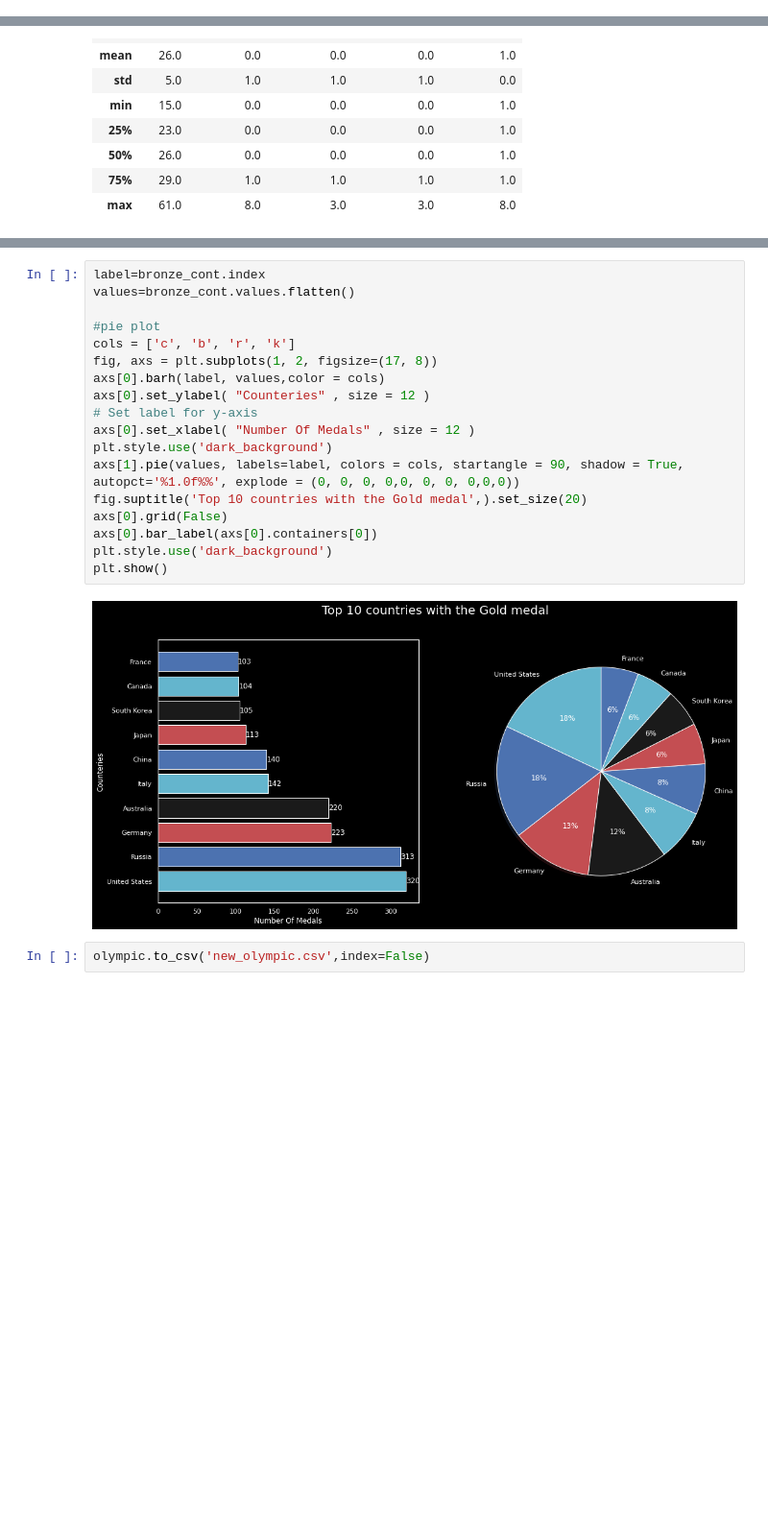
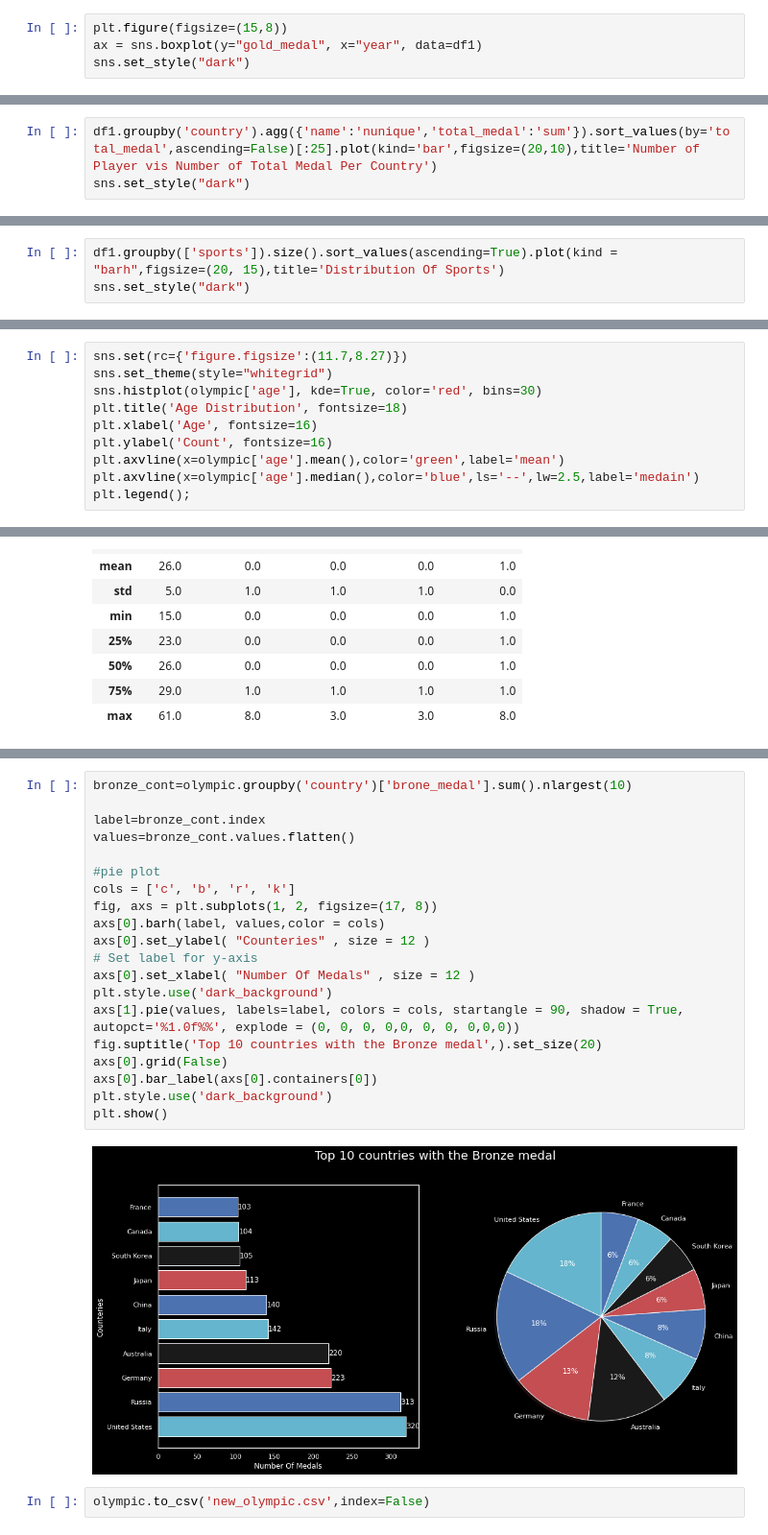
Before and after one commit to goswamimohit/Capstone, a Jupyter notebook: olympic-capstone.ipynb, the cells around one changed output, grey strips where cells are left out. Shown: that part at 96% size. Cells and saved outputs as stored; diff of their text form; blank space fills up the shorter version.

Commit message:
Kaggle Notebook | olympic_capstone_1 | Version 11

```diff
--- a/olympic-capstone.ipynb
+++ b/olympic-capstone.ipynb
@@ -317,0 +317,4 @@ ax = sns.histplot(x=olympic['age'],kde=True,color="y",stat='percent',bins=5)#his
+# %%
+plt.figure(figsize=(15,8))
+ax = sns.boxplot(y="gold_medal", x="year", data=df1)
+sns.set_style("dark")
@@ -317,0 +323,3 @@ ax = sns.histplot(x=olympic['age'],kde=True,color="y",stat='percent',bins=5)#his
+# %%
+df1.groupby('country').agg({'name':'nunique','total_medal':'sum'}).sort_values(by='total_medal',ascending=False)[:25].plot(kind='bar',figsize=(20,10),title='Number of Player vis Number of Total Medal Per Country')
+sns.set_style("dark")
@@ -317,0 +328,3 @@ ax = sns.histplot(x=olympic['age'],kde=True,color="y",stat='percent',bins=5)#his
+# %%
+df1.groupby(['sports']).size().sort_values(ascending=True).plot(kind = "barh",figsize=(20, 15),title='Distribution Of Sports')
+sns.set_style("dark")
@@ -317,0 +335,10 @@ ax = sns.histplot(x=olympic['age'],kde=True,color="y",stat='percent',bins=5)#his
+# %%
+sns.set(rc={'figure.figsize':(11.7,8.27)})
+sns.set_theme(style="whitegrid")
+sns.histplot(olympic['age'], kde=True, color='red', bins=30)
+plt.title('Age Distribution', fontsize=18)
+plt.xlabel('Age', fontsize=16)
+plt.ylabel('Count', fontsize=16)
+plt.axvline(x=olympic['age'].mean(),color='green',label='mean')
+plt.axvline(x=olympic['age'].median(),color='blue',ls='--',lw=2.5,label='medain')
+plt.legend();
@@ -426,23 +544,25 @@ bronze_cont=olympic.groupby('country')['brone_medal'].sum().nlargest(10)
 # %%
+bronze_cont=olympic.groupby('country')['brone_medal'].sum().nlargest(10)
+
 label=bronze_cont.index
 values=bronze_cont.values.flatten()
 
 #pie plot
 cols = ['c', 'b', 'r', 'k']
 fig, axs = plt.subplots(1, 2, figsize=(17, 8))
 axs[0].barh(label, values,color = cols)
 axs[0].set_ylabel( "Counteries" , size = 12 )
 # Set label for y-axis
 axs[0].set_xlabel( "Number Of Medals" , size = 12 )
 plt.style.use('dark_background')
 axs[1].pie(values, labels=label, colors = cols, startangle = 90, shadow = True, autopct='%1.0f%%', explode = (0, 0, 0, 0,0, 0, 0, 0,0,0))
-fig.suptitle('Top 10 countries with the Gold medal',).set_size(20)
+fig.suptitle('Top 10 countries with the Bronze medal',).set_size(20)
 axs[0].grid(False)
 axs[0].bar_label(axs[0].containers[0])
 plt.style.use('dark_background')
 plt.show()
 # %% [output]
-[figure, old version]
+[figure, new version]
 # %%
 olympic.to_csv('new_olympic.csv',index=False)
 # %% [markdown]
```
Also changed, not shown: parts of 114 cells of this notebook.
